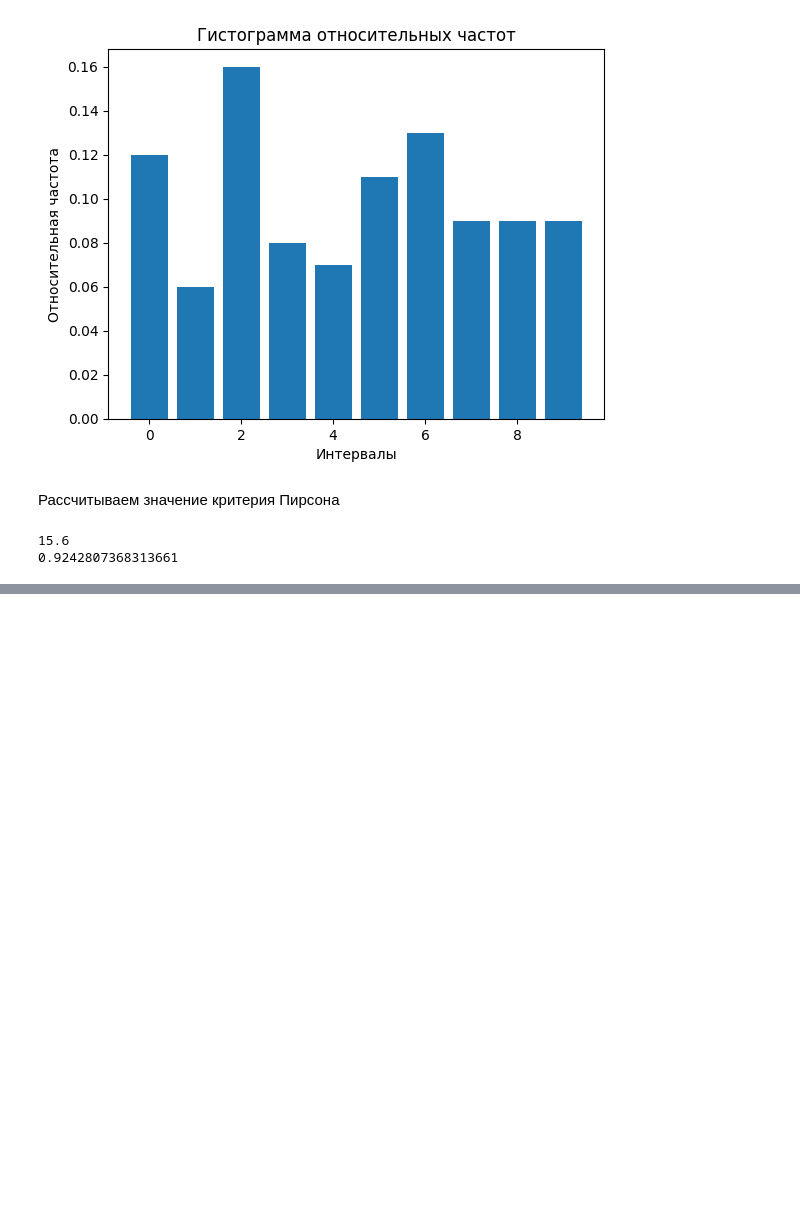
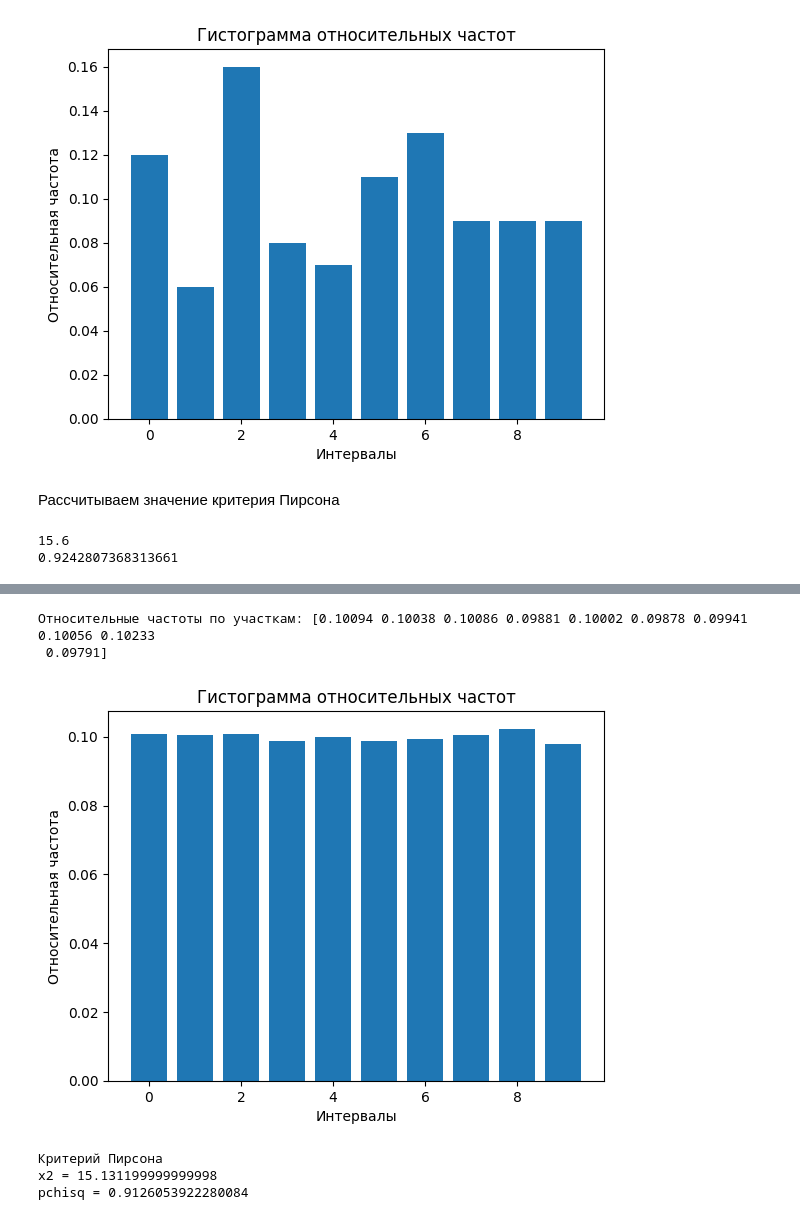
Before and after one commit to Sypoo1/mtuci-statistics, a Jupyter notebook: 3.ipynb, the cells around one changed output, grey strips where cells are left out. Cells and saved outputs as stored; diff of their text form; code cells hidden in the pictures; blank space fills up the shorter version.

```diff
--- a/3.ipynb
+++ b/3.ipynb
@@ -320,0 +405,40 @@ print(result_pchisq_X2)
+# %%
+import matplotlib.pyplot as plt
+
+
+IntervalsCount = 10
+relative_freq = GetFreqData(RParamsArr_e5, A=0, B=10, IntervalsCount=10)
+
+# Выводим результат
+print("Относительные частоты по участкам:", relative_freq)
+
+# Построим гистограмму
+plt.bar(range(IntervalsCount), relative_freq)
+plt.xlabel("Интервалы")
+plt.ylabel("Относительная частота")
+plt.title("Гистограмма относительных частот")
+plt.show()
+
+
+print("Критерий Пирсона")
+
+N = 10 ** 5
+K = 10
+pchisq_X2 = 0
+
+for i in range(K):
+    pchisq_X2 += ( N / K - relative_freq[i] * N ) ** 2 * K / N
+
+
+print(f"x2 = {pchisq_X2}")
+
+result_pchisq_X2 = chi2.cdf(pchisq_X2, K - 1)
+
+print(f"pchisq = {result_pchisq_X2}")
+# %% [output]
+Относительные частоты по участкам: [0.10094 0.10038 0.10086 0.09881 0.10002 0.09878 0.09941 0.10056 0.10233
+ 0.09791]
+[figure, added]
+Критерий Пирсона
+x2 = 15.131199999999998
+pchisq = 0.9126053922280084
```
Also changed, not shown: parts of 5 cells of this notebook.
